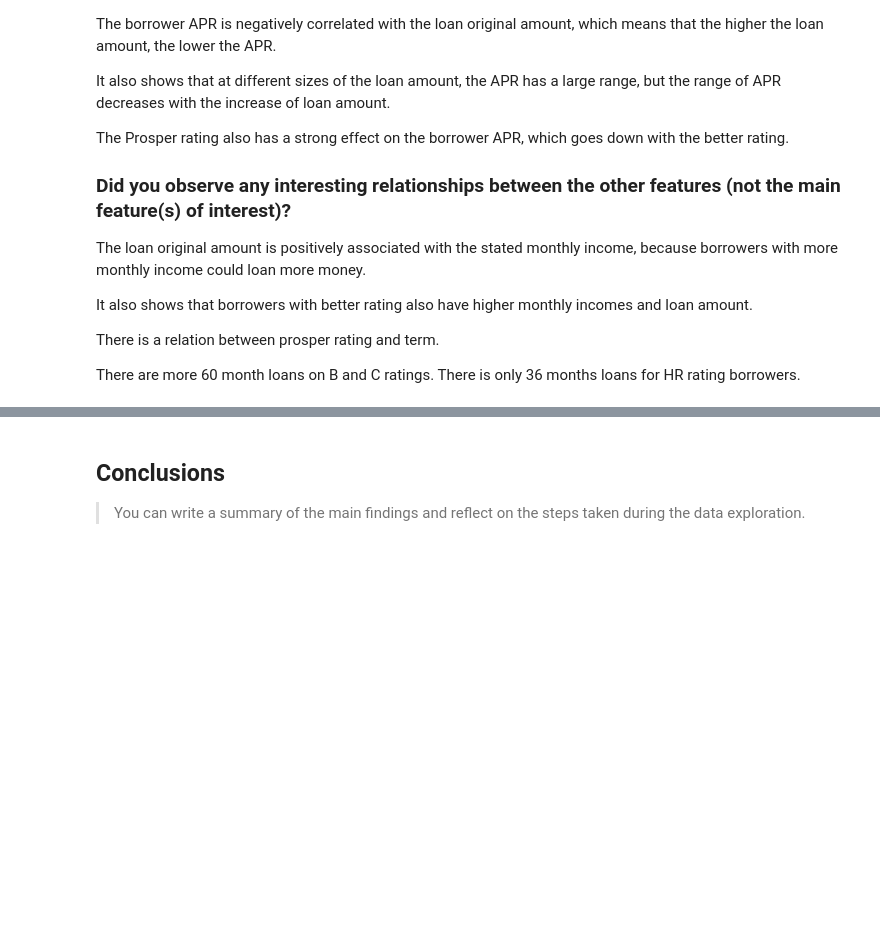
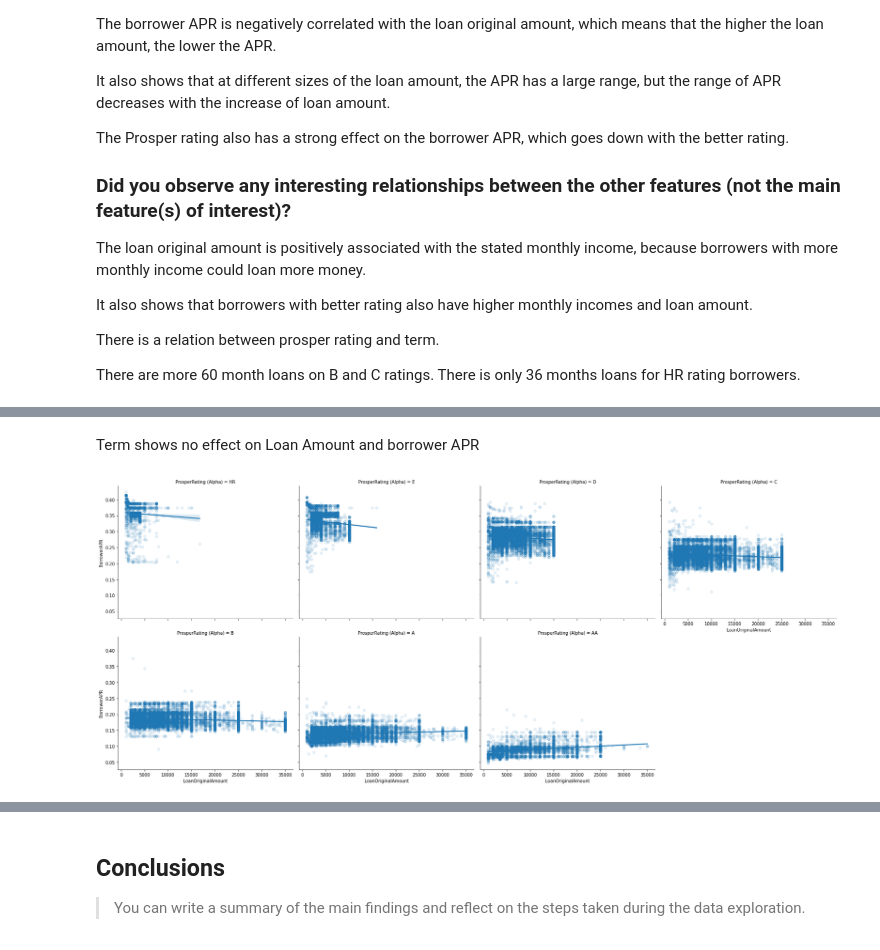
Before and after one commit to andisiambuku/Loans-Analysis-Project, a Jupyter notebook: Part_I_exploration_template.ipynb, the cells around one changed output, grey strips where cells are left out. Cells and saved outputs as stored; diff of their text form; code cells hidden in the pictures; blank space fills up the shorter version.

```diff
--- a/Part_I_exploration_template.ipynb
+++ b/Part_I_exploration_template.ipynb
@@ -463,0 +464,9 @@ There are more 60 month loans on B and C ratings. There is only 36 months loans
+# %% [markdown]
+Term shows no effect on Loan Amount and borrower APR
+# %%
+# Prosper rating effect on relationship of APR and loan amount
+g=sb.FacetGrid(data=df_proloans, aspect=1.2, height=5, col='ProsperRating (Alpha)', col_wrap=4)
+g.map(sb.regplot, 'LoanOriginalAmount', 'BorrowerAPR', x_jitter=0.04, scatter_kws={'alpha':0.1});
+g.add_legend();
+# %% [output]
+[figure, added]
```
Also changed, not shown: parts of 11 cells of this notebook, 2 other files.
